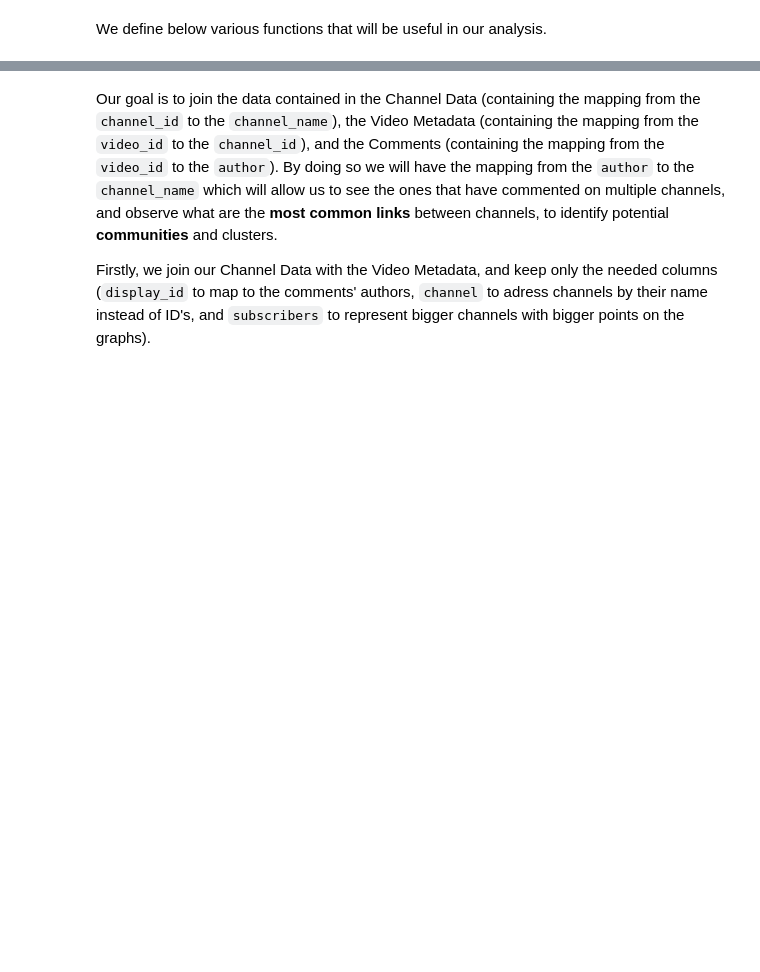
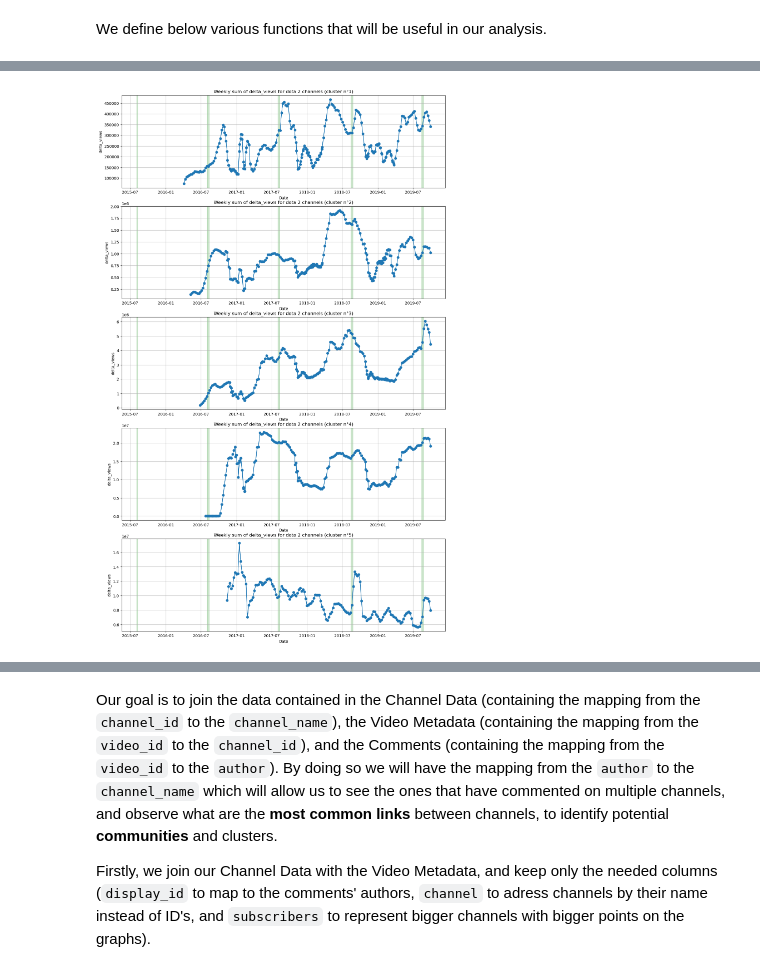
Before and after one commit to martinctl/adaguleeer, a Jupyter notebook: notebooks/results.ipynb, the cells around one changed output, grey strips where cells are left out. Saved outputs shown, nothing was run; the diff lists cells and outputs as text; code cells hidden in the pictures; blank space fills up the shorter version.

```diff
--- a/notebooks/results.ipynb
+++ b/notebooks/results.ipynb
@@ -481,6 +561,4 @@ plt.xticks(rotation=45, ha='right');
 # %% [markdown]
 Let's create a sub-dataset with the $5$ games with the highest mean prize moneys and only $5$ tournaments maximum for these games. This make our analysis more feasible for this milestone, and acts as a **Proof of Concept**.
 # %%
-top_games = grouped_data.head(5)
-df_esports_top = df_esports[df_esports['video_game'].isin(top_games['video_game'])].groupby('video_game').head(5).reset_index(drop=True)
-df_esports_top.head(20)
+esports_df = esports_df[esports_df['video_game'].isin(mean_prizes_df["video_game"].head(5))].groupby('video_game').head(5).reset_index(drop=True)
@@ -665,2 +600,33 @@ def get_tournament_dates(df_esports: pd.DataFrame, game_name: str) -> pd.Series:
+# %%
+def get_stats_per_date(
+    df: pl.DataFrame,
+    metrics: str = "delta_views",
+    agg_func: str = "sum"
+) -> pl.DataFrame:
+    """
+    Compute the sum/mean of views/subs of all channels at the same date.
+
+    Args:
+        df: pl.DataFrame - dataframe with the views/subs of all channels
+        metrics: str - metric to sum, either "delta_views" or "delta_subs"
+        agg_func: str - aggregation function to use for the sum, either "sum" or "mean"
+
+    Returns:
+        pl.DataFrame - dataframe with the sum of views/subs for each date
+    """
+    stats_df = df.with_columns(
+        pl.col("datetime").str.to_date(format="%Y-%m-%d %H:%M:%S"),
+    )
+    return (
+         stats_df
+            .filter(pl.col("datetime").is_not_null() & pl.col(metrics).is_not_null())
+            .with_columns([
+                pl.col(metrics).round().cast(pl.Int64)
+            ])
+            .group_by("datetime")
+            .agg(pl.col(metrics).sum() if agg_func == "sum" else pl.col(metrics).mean())
+    )
+# %%
+a = get_stats_per_date(timeseries_df, metrics="delta_views", agg_func="sum").group_by("datetime").agg(pl.col("delta_views").mean()).sort("datetime")
 # %%
 def plot_clusters(
@@ -826,0 +720,4 @@ In more than 10% of the rows, the mean of delta_views during the month following
+# %%
+plot_clusters(timeseries_df, esports_df, 'dota 2')
+# %% [output]
+[figure, added]
```
Also changed, not shown: parts of 74 cells of this notebook.
